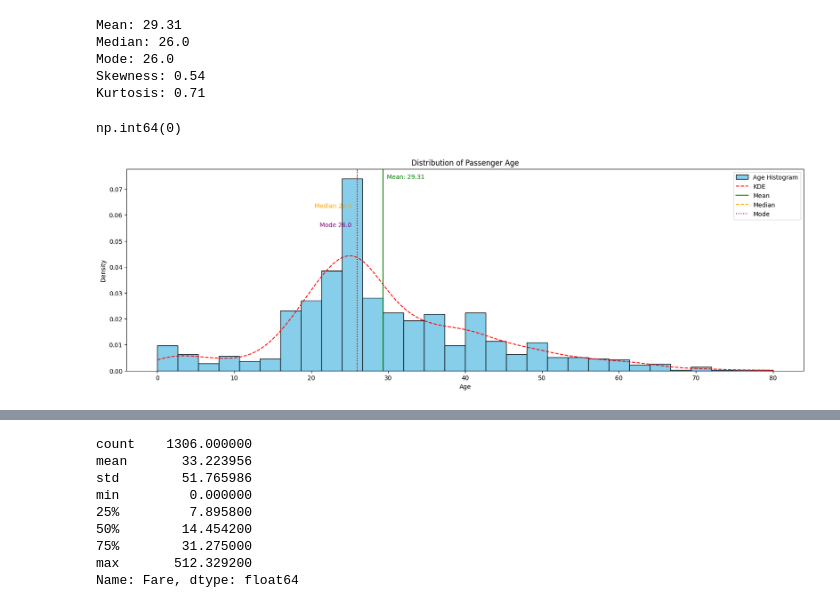
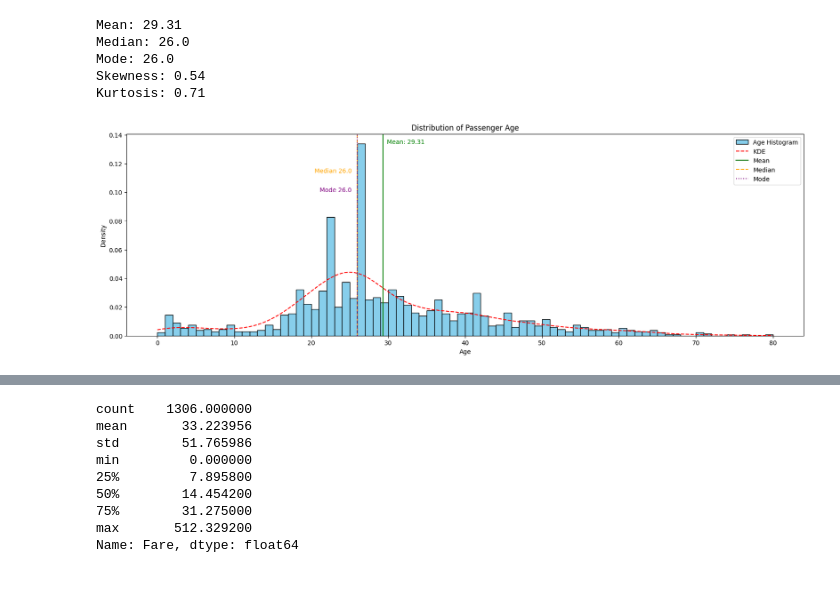
Before and after one commit to jordan5039/Titanic, a Jupyter notebook: notebooks/titanic_analysis.ipynb, the cells around one changed output, grey strips where cells are left out. Cells and saved outputs as stored; diff of their text form; code cells hidden in the pictures.

```diff
--- a/notebooks/titanic_analysis.ipynb
+++ b/notebooks/titanic_analysis.ipynb
@@ -342,35 +337,31 @@ Median: 26.0
 Mode: 26.0
 Skewness: 0.54
 Kurtosis: 0.71
-# %%
-df['Age'].isna().sum()
-# %% [output]
-np.int64(0)
 # %%
 from scipy.stats import gaussian_kde
 
 fig, ax = plt.subplots(figsize=(20,6))
-ax.hist(x=df["Age"], bins=30, edgecolor='black', color='skyblue', density=True, label='Age Histogram')
+ax.hist(x=df["Age"], bins=80, edgecolor='black', color='skyblue', density=True, label='Age Histogram')
 
 kde = gaussian_kde(df['Age'])
 x_vals = np.linspace(min(df['Age']), max(df['Age']), 1000)
 y_vals = kde(x_vals)
 ax.plot(x_vals, y_vals, color = 'red', linestyle = '--', label='KDE')
 
 ax.axvline(age_mean, color='green', linestyle='-', label='Mean')
 ax.axvline(age_median, color = 'orange', linestyle='--', label='Median')
 ax.axvline(age_mode, color='purple', linestyle=':', label='Mode')
 
 y_height = ax.get_ylim()[1] * .95
 ax.text(age_mean, y_height, f'  Mean: {age_mean}', color = 'green', ha='left')
 ax.text(age_median, y_height * .85, f'Median {age_median}   ', color='orange', ha='right')
 ax.text(age_mode, y_height * .75, f'Mode {age_mode}   ', color='purple', ha='right')
 
 plt.title("Distribution of Passenger Age")
 plt.xlabel("Age")
 plt.ylabel("Density")
 
 plt.legend()
 plt.show()
 # %% [output]
-[figure, old version]
+[figure, new version]
```
Also changed, not shown: parts of 47 cells of this notebook.
